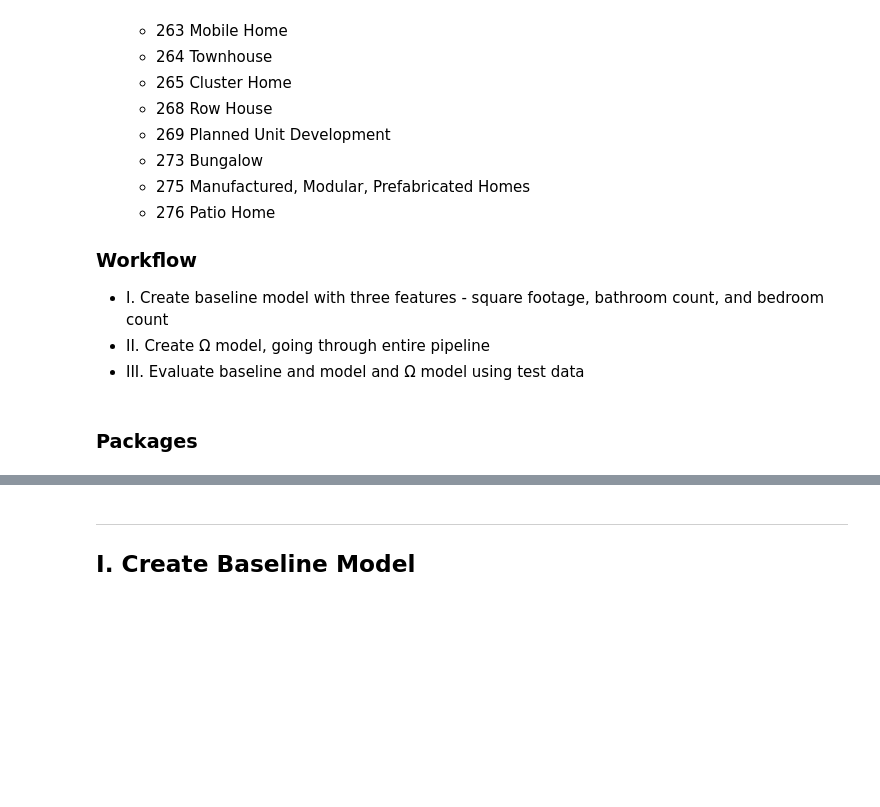
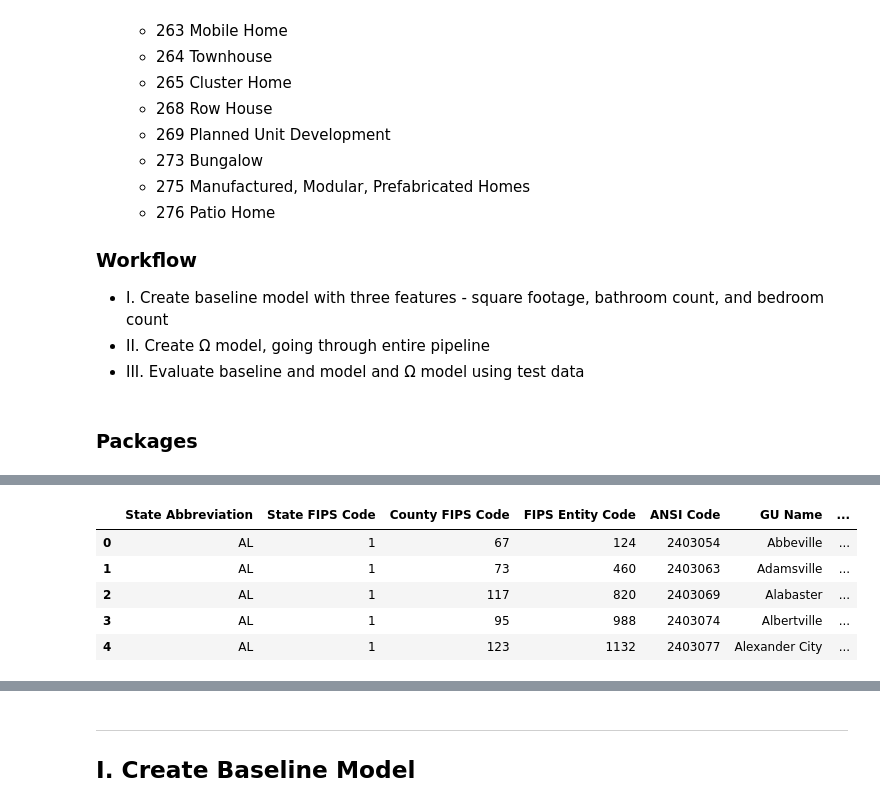
Before and after one commit to crisgiovanoni/zillow_project, a Jupyter notebook: Estimating Assessed Value of Properties - Zillow Dataset.ipynb, the cells around one changed output, grey strips where cells are left out. Saved outputs shown, nothing was run; the diff lists cells and outputs as text; code cells hidden in the pictures; blank space fills up the shorter version.

```diff
--- a/Estimating Assessed Value of Properties - Zillow Dataset.ipynb
+++ b/Estimating Assessed Value of Properties - Zillow Dataset.ipynb
@@ -48,0 +60,11 @@ import zillow_util as util
+# %%
+fips = pd.read_excel('fipxl.xlsx', sheet_name='fips_codes')
+# %%
+fips.head()
+# %% [output]
+|  | State Abbreviation | State FIPS Code | County FIPS Code | FIPS Entity Code | ANSI Code | GU Name | ... |
+| 0 | AL | 1 | 67 | 124 | 2403054 | Abbeville | ... |
+| 1 | AL | 1 | 73 | 460 | 2403063 | Adamsville | ... |
+| 2 | AL | 1 | 117 | 820 | 2403069 | Alabaster | ... |
+| 3 | AL | 1 | 95 | 988 | 2403074 | Albertville | ... |
+| 4 | AL | 1 | 123 | 1132 | 2403077 | Alexander City | ... |
```
Also changed, not shown: parts of 4 cells of this notebook, 6 other files.
